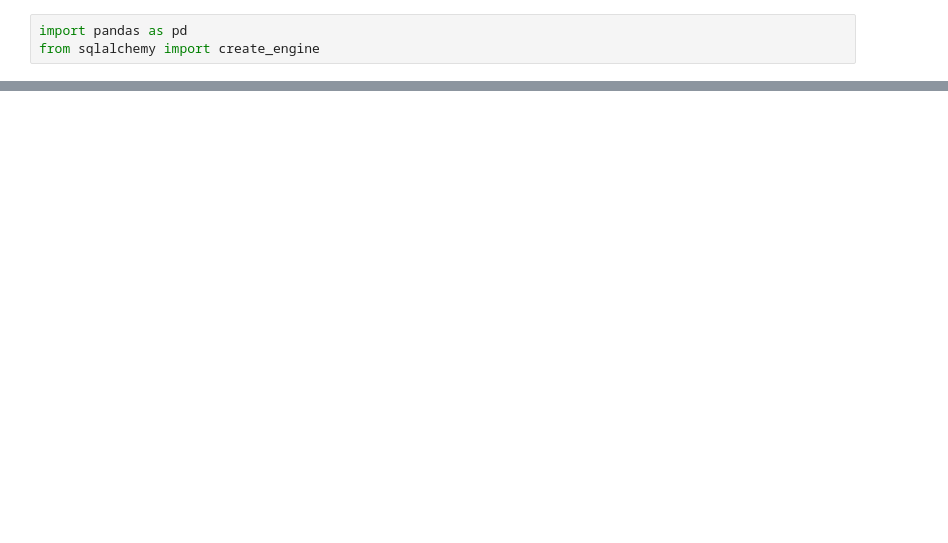
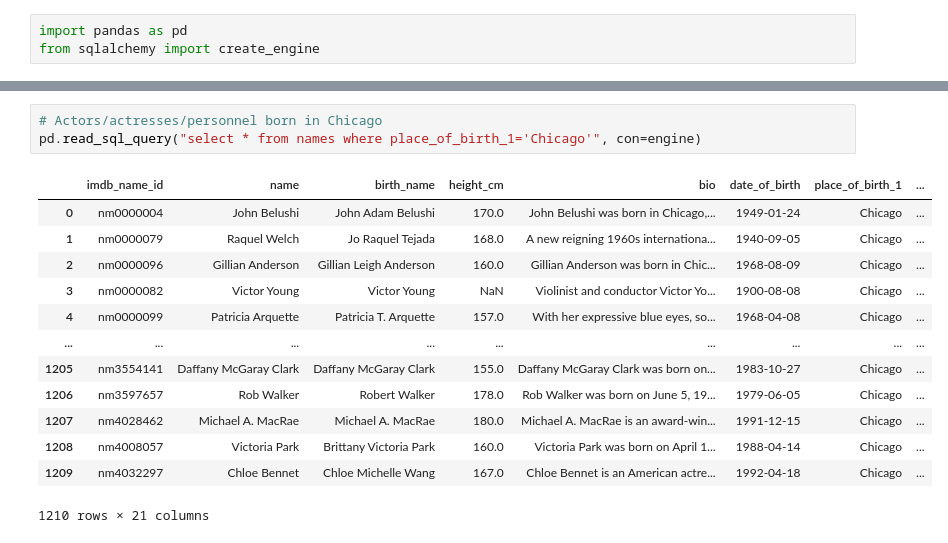
Before and after one commit to junettel/ETL-project, a Jupyter notebook: etl-project.ipynb, the cells around one changed output, grey strips where cells are left out. Cells and saved outputs as stored; diff of their text form; blank space fills up the shorter version.

```diff
--- a/etl-project.ipynb
+++ b/etl-project.ipynb
@@ -61,0 +382,17 @@ streaming_df.head()
+# %%
+# Actors/actresses/personnel born in Chicago
+pd.read_sql_query("select * from names where place_of_birth_1='Chicago'", con=engine)
+# %% [output]
+|  | imdb_name_id | name | birth_name | height_cm | bio | date_of_birth | place_of_birth_1 | ... |
+| 0 | nm0000004 | John Belushi | John Adam Belushi | 170.0 | John Belushi was born in Chicago,... | 1949-01-24 | Chicago | ... |
+| 1 | nm0000079 | Raquel Welch | Jo Raquel Tejada | 168.0 | A new reigning 1960s internationa... | 1940-09-05 | Chicago | ... |
+| 2 | nm0000096 | Gillian Anderson | Gillian Leigh Anderson | 160.0 | Gillian Anderson was born in Chic... | 1968-08-09 | Chicago | ... |
+| 3 | nm0000082 | Victor Young | Victor Young | NaN | Violinist and conductor Victor Yo... | 1900-08-08 | Chicago | ... |
+| 4 | nm0000099 | Patricia Arquette | Patricia T. Arquette | 157.0 | With her expressive blue eyes, so... | 1968-04-08 | Chicago | ... |
+| ... | ... | ... | ... | ... | ... | ... | ... | ... |
+| 1205 | nm3554141 | Daffany McGaray Clark | Daffany McGaray Clark | 155.0 | Daffany McGaray Clark was born on... | 1983-10-27 | Chicago | ... |
+| 1206 | nm3597657 | Rob Walker | Robert Walker | 178.0 | Rob Walker was born on June 5, 19... | 1979-06-05 | Chicago | ... |
+| 1207 | nm4028462 | Michael A. MacRae | Michael A. MacRae | 180.0 | Michael A. MacRae is an award-win... | 1991-12-15 | Chicago | ... |
+| 1208 | nm4008057 | Victoria Park | Brittany Victoria Park | 160.0 | Victoria Park was born on April 1... | 1988-04-14 | Chicago | ... |
+| 1209 | nm4032297 | Chloe Bennet | Chloe Michelle Wang | 167.0 | Chloe Bennet is an American actre... | 1992-04-18 | Chicago | ... |
+1210 rows × 21 columns
```
Also changed, not shown: parts of 42 cells of this notebook, 1 other file.
